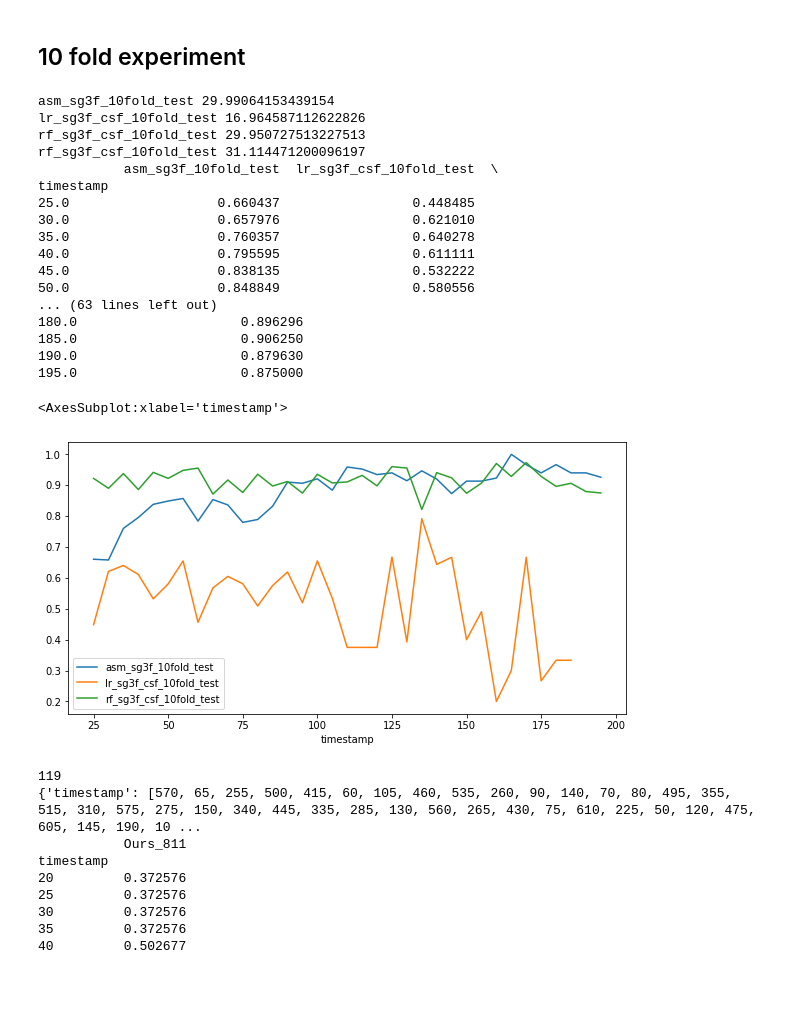
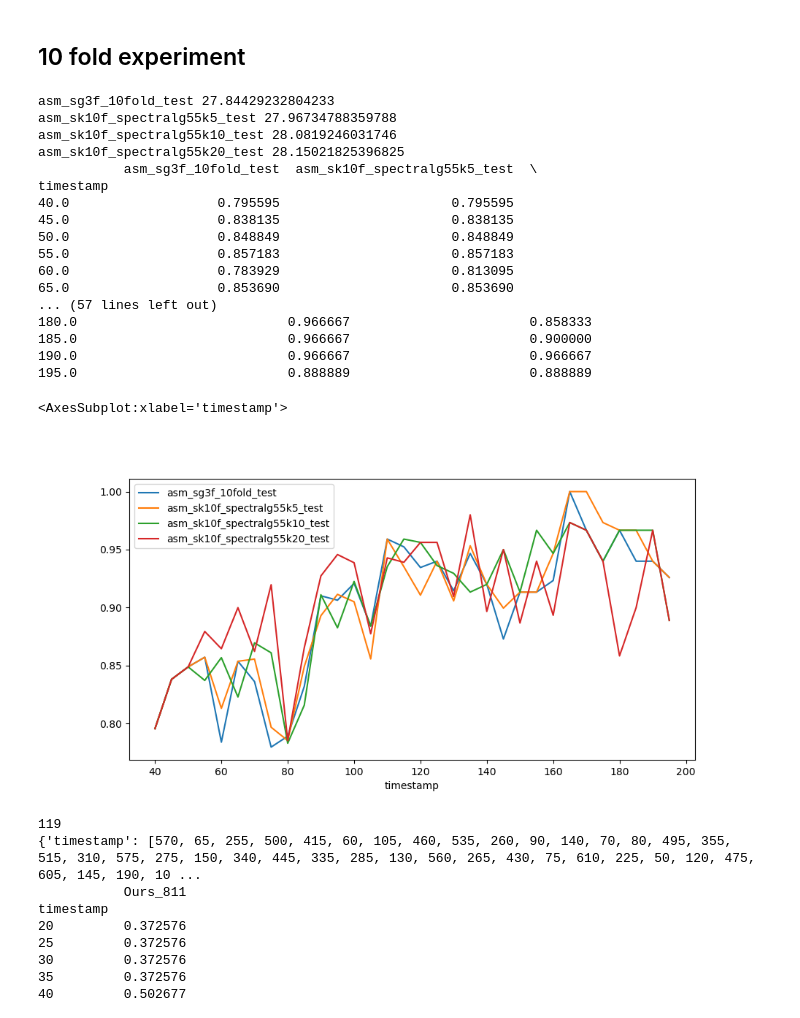
Before and after one commit to sidneyaraujomelo/PingUMiL, a Jupyter notebook: compare_ss_winpred.ipynb, the cells around one changed output. Drawn from its saved outputs; the diff is of its cells as text; code cells hidden in the pictures; blank space fills up the shorter version.

```diff
--- a/compare_ss_winpred.ipynb
+++ b/compare_ss_winpred.ipynb
@@ -9,18 +9,21 @@ import glob
 ### Comparing ASM, LGB, RF and PingUMIL in a Train-Test Split Scenario
 # %%
 result_dict = {}
-input_files = ["asm_sg3f.csv", "lgb_sg3f.csv", "lgb_sg3f_csf.csv", "lr_sg3f.csv", "lr_sg3f_csf.csv", "rf_sg3f.csv", "rf_sg3f_csf.csv", "rf2_sg3f.csv", "rf2_sg3f_csf.csv"]
+input_files = ["asm_sg3f.csv", "asm_sg3f_clusterd.csv", "asm_sg3f__kmeansk5.csv","lgb_sg3f.csv", "lgb_sg3f_csf.csv", "lr_sg3f.csv", "lr_sg3f_csf.csv", "rf_sg3f.csv", "rf_sg3f_csf.csv", "rf2_sg3f.csv", "rf2_sg3f_csf.csv"]
 for input_file in input_files:
     area = 0
     exp_df = pd.read_csv(input_file, index_col=0)
+    #print(exp_df)
     model_name = input_file.split(".")[0]
     for i, param in enumerate(exp_df.parameters.unique()):
         param_df = exp_df[exp_df.parameters==param].groupby("timestamp").mean()
+
         curve_area = trapz(param_df["f1_test"], dx=1)
         if curve_area > area:
+            print(model_name, curve_area)
             area = curve_area
             result_dict[model_name] = param_df["f1_test"]
     result_df = pd.DataFrame.from_dict(result_dict)
-print(result_df)
+#print(result_df)
 result_df.plot.line(figsize=(10,5))
 # %% [output]
@@ -136,51 +143,58 @@ final_df.plot.line(figsize=(15,10))
 ## 10 fold experiment
 # %%
 result_dict = {}
-'''
-input_files = ["asm_sg3f_10fold_test.csv",
+
+'''input_files = ["asm_sg3f_10fold_test.csv",
                "lgb_sg3f_10fold_test.csv",
                "lgb_sg3f_csf_10fold_test.csv",
                "lr_sg3f_10fold_test.csv",
                "lr_sg3f_csf_10fold_test.csv",
                "rf_sg3f_10fold_test.csv",
                "rf_sg3f_csf_10fold_test.csv"]'''
 input_files = ["asm_sg3f_10fold_test.csv",
-               "lr_sg3f_csf_10fold_test.csv",
-               "rf_sg3f_csf_10fold_test.csv"]
+               "asm_sk10f_spectralg55k5_test.csv",
+               "asm_sk10f_spectralg55k10_test.csv",
+               "asm_sk10f_spectralg55k20_test.csv"]
+'''model_name_dict = {
+    "asm_sg3f_10fold_test" : "ASM",
+    "asm_sk10f_spectralg55k20_test" : "SGC-ASM"
+}'''
 for input_file in input_files:
     area = 0
-    exp_df = pd.read_csv(input_file, index_col=0)
+    exp_df = pd.read_csv(input_file, index_col=0).dropna()
     model_name = input_file.split(".")[0]
     for i, param in enumerate(exp_df.parameters.unique()):
         param_df = exp_df[exp_df.parameters==param].groupby("timestamp").mean()
+        param_df = param_df[(param_df.index > 39) & (param_df.index < 196)]
         curve_area = trapz(param_df["f1_test"], dx=1)
         if curve_area > area:
             area = curve_area
             result_dict[model_name] = param_df["f1_test"]
             print(model_name, curve_area)
     result_df = pd.DataFrame.from_dict(result_dict)
+#result_df.rename(columns=model_name_dict, inplace=True)
 print(result_df)
 result_df.plot.line(figsize=(10,5))
 # %% [output]
-asm_sg3f_10fold_test 29.99064153439154
-lr_sg3f_csf_10fold_test 16.964587112622826
-rf_sg3f_csf_10fold_test 29.950727513227513
-rf_sg3f_csf_10fold_test 31.114471200096197
-           asm_sg3f_10fold_test  lr_sg3f_csf_10fold_test  \
+asm_sg3f_10fold_test 27.84429232804233
+asm_sk10f_spectralg55k5_test 27.96734788359788
+asm_sk10f_spectralg55k10_test 28.0819246031746
+asm_sk10f_spectralg55k20_test 28.15021825396825
+           asm_sg3f_10fold_test  asm_sk10f_spectralg55k5_test  \
 timestamp
-25.0                   0.660437                 0.448485
-30.0                   0.657976                 0.621010
-35.0                   0.760357                 0.640278
-40.0                   0.795595                 0.611111
-45.0                   0.838135                 0.532222
-50.0                   0.848849                 0.580556
-... (63 lines left out)
-180.0                     0.896296
-185.0                     0.906250
-190.0                     0.879630
-195.0                     0.875000
+40.0                   0.795595                      0.795595
+45.0                   0.838135                      0.838135
+50.0                   0.848849                      0.848849
+55.0                   0.857183                      0.857183
+60.0                   0.783929                      0.813095
+65.0                   0.853690                      0.853690
+... (57 lines left out)
+180.0                           0.966667                       0.858333
+185.0                           0.966667                       0.900000
+190.0                           0.966667                       0.966667
+195.0                           0.888889                       0.888889
 <AxesSubplot:xlabel='timestamp'>
-[figure, old version]
+[figure, new version]
 # %%
 exp_log_path = "/raid/home/smelo/PingUMiL-pytorch/experiment_log/winpred_winpred_binary_activity_gs_macro_high_cls_epochs_t8v1t1_valonf1"
 files = glob.glob(exp_log_path+"/*/*.csv", recursive=True)
```
Also changed, not shown: parts of 8 cells of this notebook, 5 other files.
